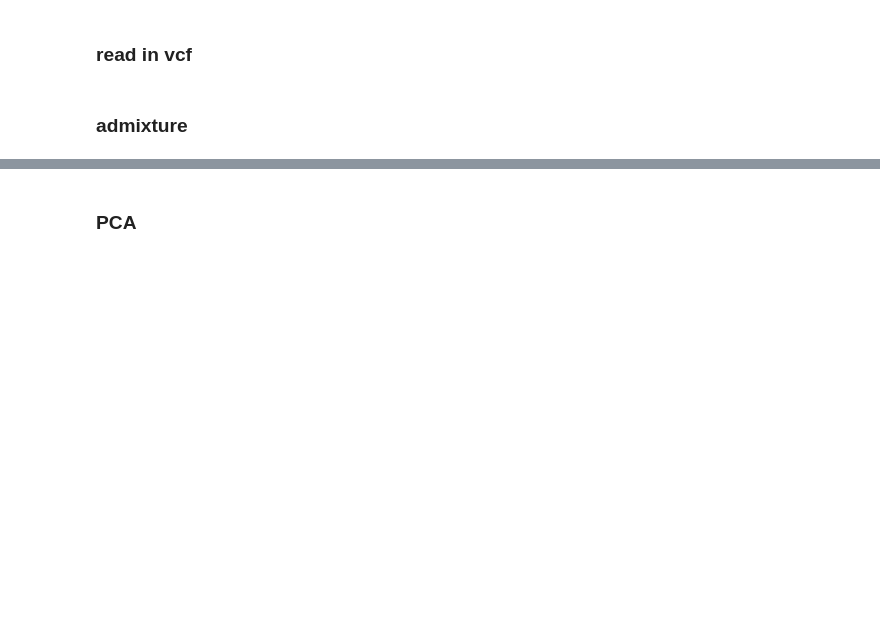
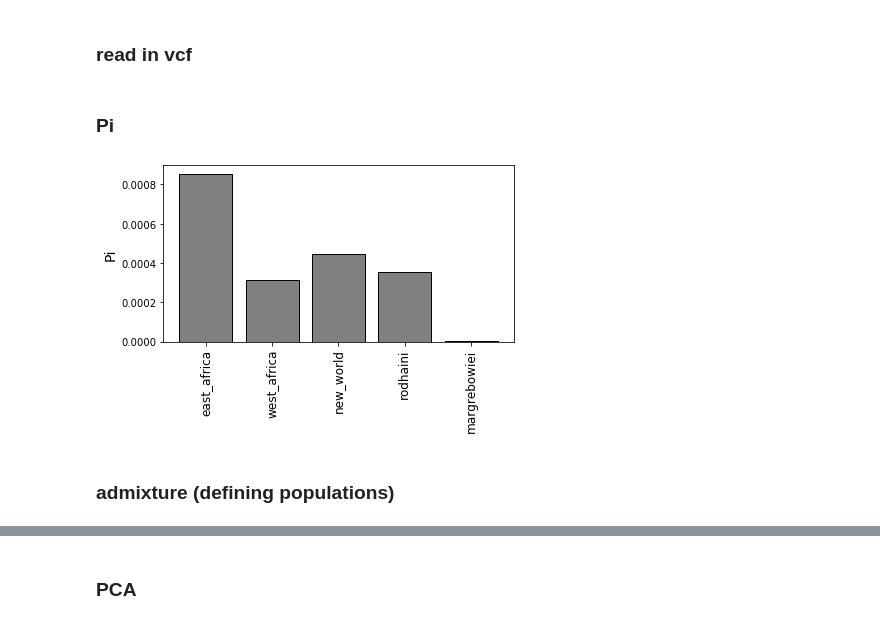
Before and after one commit to nealplatt/sch_man_nwinvasion, a Jupyter notebook: sch_man_nwinvasion.ipynb, the cells around one changed output, grey strips where cells are left out. Drawn from its saved outputs; the diff is of its cells as text; code cells hidden in the pictures; blank space fills up the shorter version.

```diff
--- a/sch_man_nwinvasion.ipynb
+++ b/sch_man_nwinvasion.ipynb
@@ -573,0 +691,2 @@ for pop in pops:
+# %% [markdown]
+### Pi
@@ -574,5 +698,51 @@ for pop in pops:
+# %%
+#calculate pi at accessible bases
+accessible_bps=0
+
+bait_file = open("data/renamed-sma_agilent_baits.v7.0.chr_reorderd.bed", 'r')
+
+for bait_site in bait_file:
+    chrom, start, stop = bait_site.split("\t")
+    accessible_bps+=(int(stop) - int(start) + 1)
+# %%
+import matplotlib.pyplot as plt
+import numpy as np
+
+#init empty dict of pis and mean pairwise distances
+pis={}
+
+pops=["east_africa", "west_africa", "new_world", "rodhaini", "margrebowiei"]
+
+x_labels=[]
+y_pis=[]
+
+#calculate pi
+for pop in pops:
+    mpwd     = allel.mean_pairwise_difference(pop_ac[pop], fill=0)
+    pis[pop] = np.sum(mpwd) / accessible_bps
+
+    y_pis.append(pis[pop])
+    x_labels.append(pop)
+
+#plot
+plt.bar(x=list(range(0,len(pops))),
+        height=y_pis,
+        color="grey",
+        edgecolor="black",
+        tick_label=x_labels
+        )
+plt.xticks(rotation =  90, fontsize=12)
+plt.xticks(fontsize=12)
+plt.ylabel("Pi", fontsize=14)
+
+plt.tight_layout()
+
+plt.savefig("results/pi/pi.svg", format="svg")
+plt.savefig("results/pi/i.png",  format="png")
+# %% [output]
+[figure, added]
 # %% [markdown]
-### admixture
+### admixture (defining populations)
 # %%
 %%bash
 
```
Also changed, not shown: parts of 35 cells of this notebook, 1 other file.
